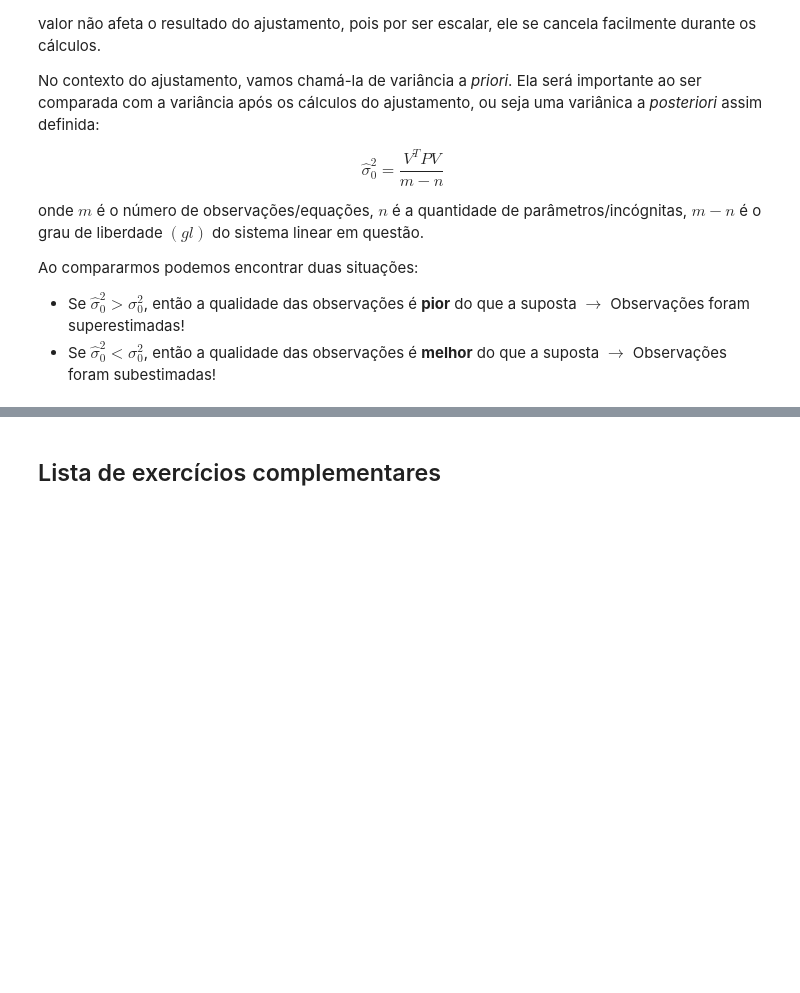
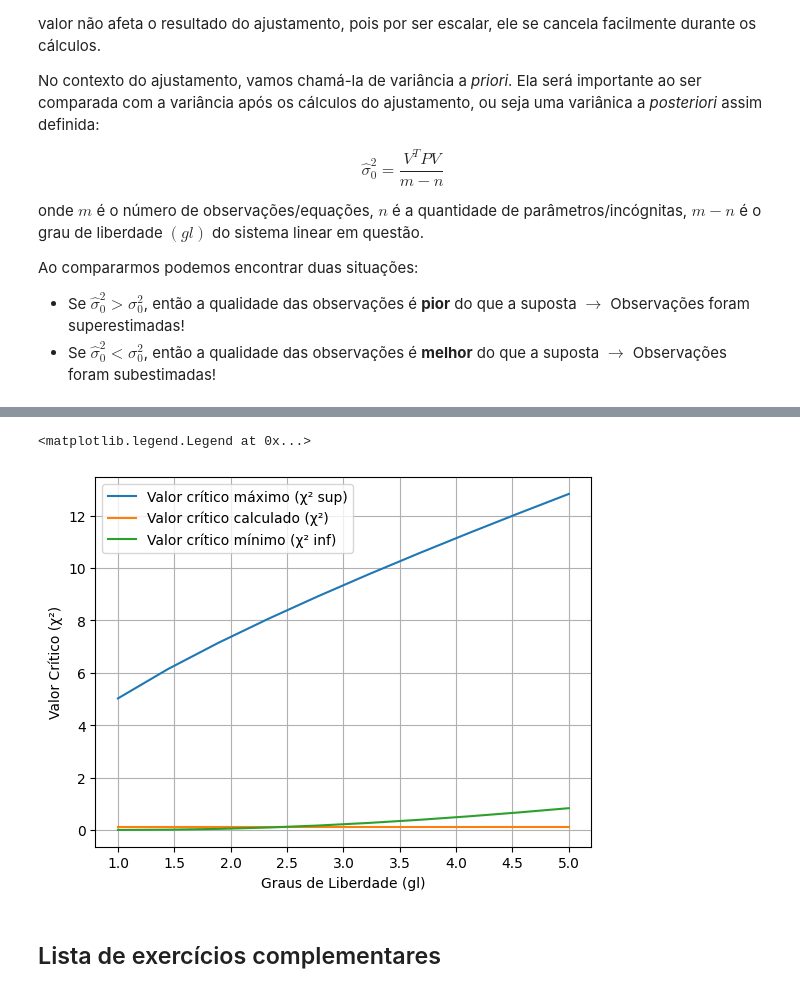
Before and after one commit to HumbertoDiego/AjustamentoBasicoIME, a Jupyter notebook: UD_V.ipynb, the cells around one changed output, grey strips where cells are left out. Saved outputs shown, nothing was run; the diff lists cells and outputs as text; code cells hidden in the pictures; blank space fills up the shorter version.

```diff
--- a/UD_V.ipynb
+++ b/UD_V.ipynb
@@ -297,0 +573,25 @@ array([12.59265409])
+# %%
+from scipy.stats import chi2
+
+## Teste estatístico
+gl = L.shape[0] - A.shape[1]
+# # sigma posterioti = V'PV/gl
+sigmaposteriori= (V.T @ P @ V).item() /gl
+# quicalc = (V.T @ P @ V).item() * gl / sigmapriori
+# quicalc = sigmapriori * (V.T @  np.linalg.inv(SigmaL) @ V).item() / sigmapriori
+quicalc =  (V.T @ np.linalg.inv(SigmaL) @ V).item()
+
+# quicalc = (V.T @V).item()
+
+signif = 0.05
+quimax = chi2.pdf(chi2.ppf(1-signif/2, gl), gl)
+quimin = chi2.pdf(chi2.ppf(signif/2, gl), gl)
+
+print(f"Teste estatístico χ²:")
+print(f"graus de liberdade (gl): {gl}")
+print(f"sigma priori:\t\t {sigmapriori}")
+print(f"sigma posteriori:\t {sigmaposteriori:.5f}")
+print(f"χ² calculado:\t\t {quicalc:.5f}")
+print(f"Valor crítico máximo:\t {quimax:.5f}")
+print(f"Valor crítico mínimo:\t {quimin:.5f}")
+print(f"Decisão:\t\t{'Aceito' if quimin <= quicalc <= quimax else 'Rejeitado'}")
@@ -298,2 +607,19 @@ array([12.59265409])
+# %%
+import matplotlib.pyplot as plt
+
+gl = np.linspace(1, 5, 10)
+signif = 0.05
+quimax = chi2.ppf(1-signif/2, gl)
+quimin = chi2.ppf(signif/2, gl)
+plt.plot(gl, quimax, label='Valor crítico máximo (χ² sup)')
+plt.plot(gl, np.array([quicalc] * gl.shape[0]), label='Valor crítico calculado (χ²)')
+plt.plot(gl, quimin, label='Valor crítico mínimo (χ² inf)')
+plt.xlabel('Graus de Liberdade (gl)')
+plt.ylabel('Valor Crítico (χ²)')
+plt.grid()
+plt.legend()
+# %% [output]
+<matplotlib.legend.Legend at 0x...>
+[figure, added]
 # %% [markdown]
 ## Lista de exercícios complementares
```
Also changed, not shown: parts of 22 cells of this notebook, 7 other files.
